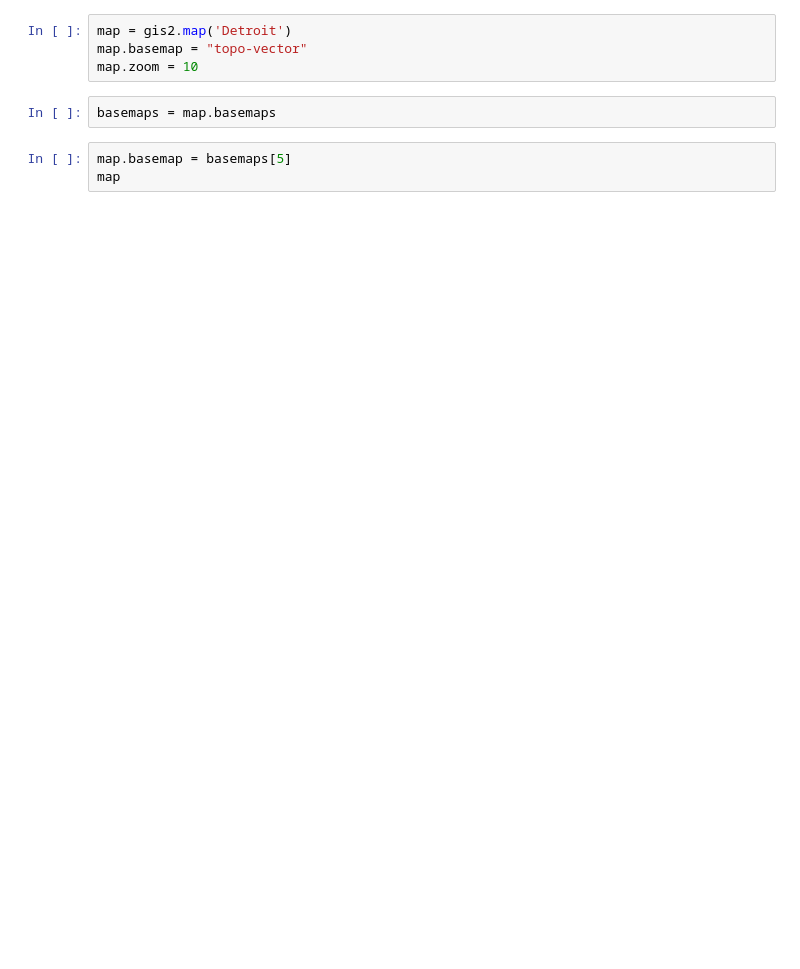
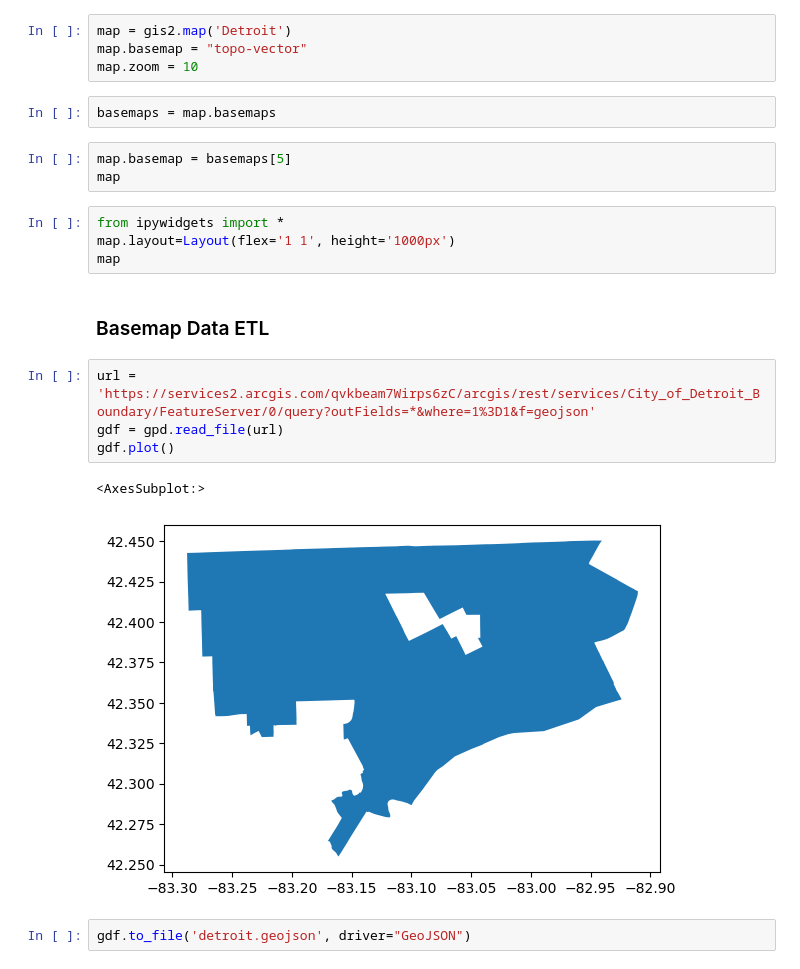
Before and after one commit to Location-Artistry/GEO-NOTEBOOKS, a Jupyter notebook: imagin_arcgis.ipynb, the cells around one changed output. Saved outputs shown, nothing was run; the diff lists cells and outputs as text; blank space fills up the shorter version.

```diff
--- a/imagin_arcgis.ipynb
+++ b/imagin_arcgis.ipynb
@@ -299,3 +295,18 @@ basemaps = map.basemaps
 # %%
 map.basemap = basemaps[5]
 map
+# %%
+from ipywidgets import *
+map.layout=Layout(flex='1 1', height='1000px')
+map
+# %% [markdown]
+### Basemap Data ETL
+# %%
+url = 'https://services2.arcgis.com/qvkbeam7Wirps6zC/arcgis/rest/services/City_of_Detroit_Boundary/FeatureServer/0/query?outFields=*&where=1%3D1&f=geojson'
+gdf = gpd.read_file(url)
+gdf.plot()
+# %% [output]
+<AxesSubplot:>
+[figure, added]
+# %%
+gdf.to_file('detroit.geojson', driver="GeoJSON")
```
Also changed, not shown: parts of 6 cells of this notebook.
